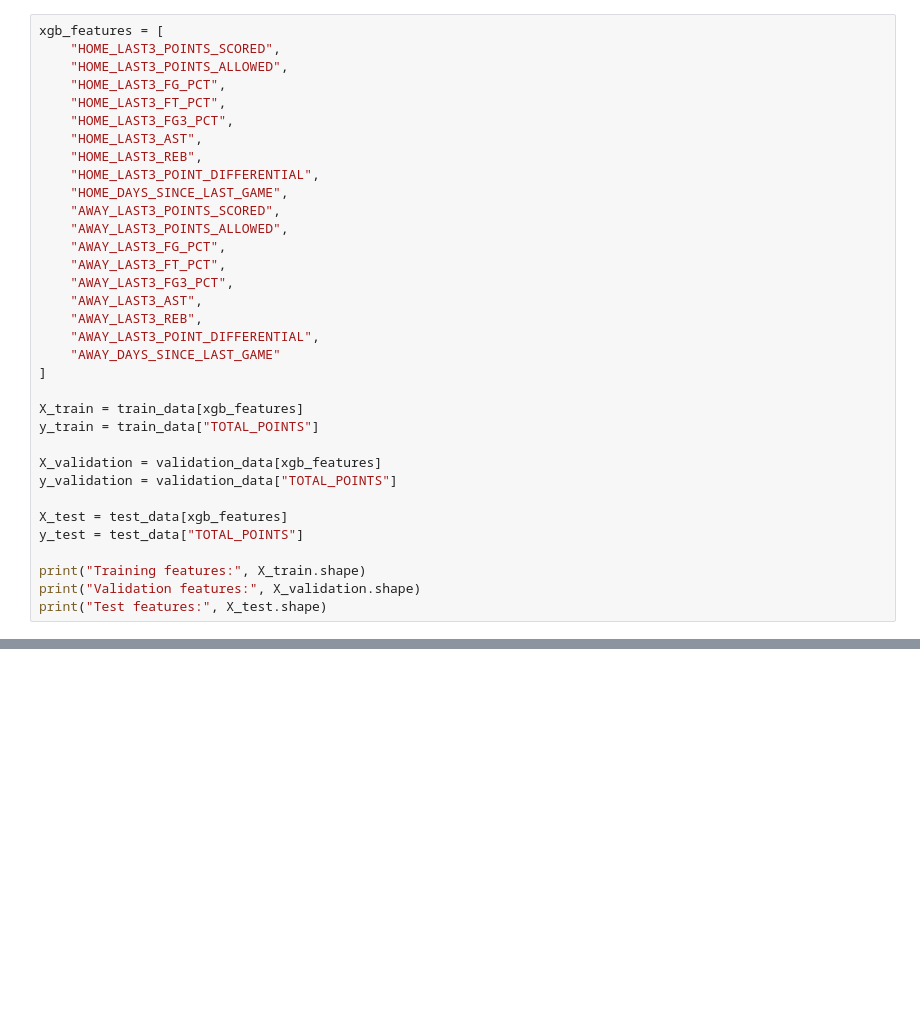
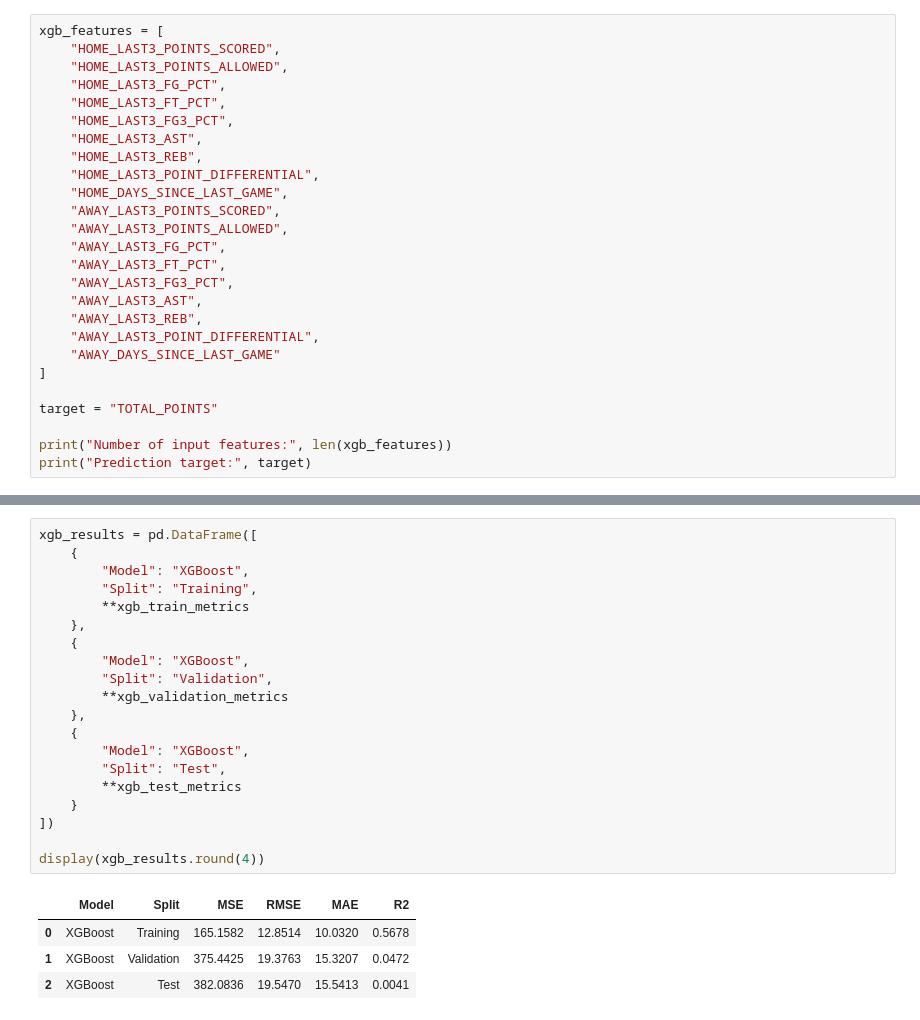
Before and after one commit to SSK1703/nba_sports_gambling, a Jupyter notebook: notebooks/04_model_training/XGBoost.ipynb, the cells around one changed output, grey strips where cells are left out. Drawn from its saved outputs; the diff is of its cells as text; blank space fills up the shorter version.

```diff
--- a/notebooks/04_model_training/XGBoost.ipynb
+++ b/notebooks/04_model_training/XGBoost.ipynb
@@ -66,16 +107,8 @@ xgb_features = [
     "AWAY_DAYS_SINCE_LAST_GAME"
 ]
 
-X_train = train_data[xgb_features]
-y_train = train_data["TOTAL_POINTS"]
+target = "TOTAL_POINTS"
 
-X_validation = validation_data[xgb_features]
-y_validation = validation_data["TOTAL_POINTS"]
-
-X_test = test_data[xgb_features]
-y_test = test_data["TOTAL_POINTS"]
-
-print("Training features:", X_train.shape)
-print("Validation features:", X_validation.shape)
-print("Test features:", X_test.shape)
+print("Number of input features:", len(xgb_features))
+print("Prediction target:", target)
 # %% [output]
@@ -247,0 +296,25 @@ dtype: float32
+# %%
+xgb_results = pd.DataFrame([
+    {
+        "Model": "XGBoost",
+        "Split": "Training",
+        **xgb_train_metrics
+    },
+    {
+        "Model": "XGBoost",
+        "Split": "Validation",
+        **xgb_validation_metrics
+    },
+    {
+        "Model": "XGBoost",
+        "Split": "Test",
+        **xgb_test_metrics
+    }
+])
+
+display(xgb_results.round(4))
+# %% [output]
+|  | Model | Split | MSE | RMSE | MAE | R2 |
+| 0 | XGBoost | Training | 165.1582 | 12.8514 | 10.0320 | 0.5678 |
+| 1 | XGBoost | Validation | 375.4425 | 19.3763 | 15.3207 | 0.0472 |
+| 2 | XGBoost | Test | 382.0836 | 19.5470 | 15.5413 | 0.0041 |
```
Also changed, not shown: parts of 25 cells of this notebook.
